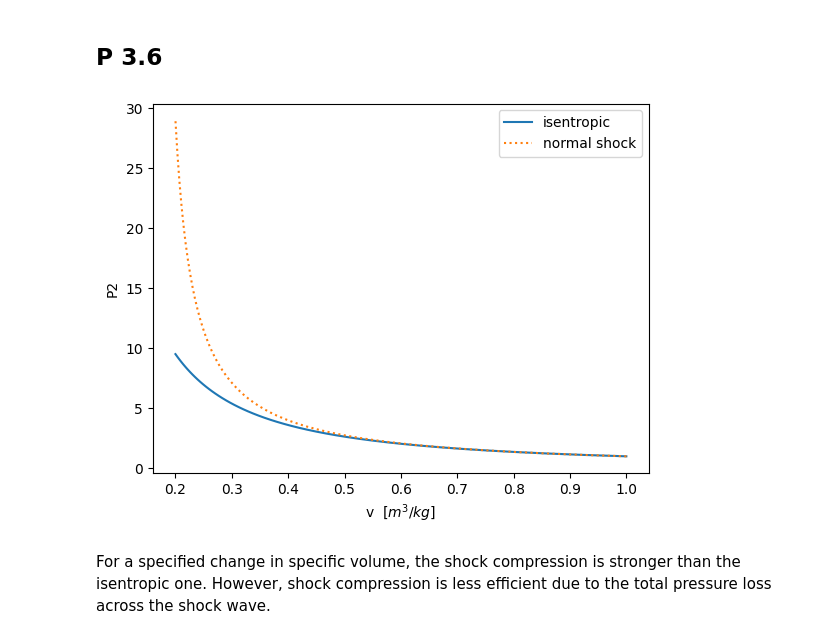
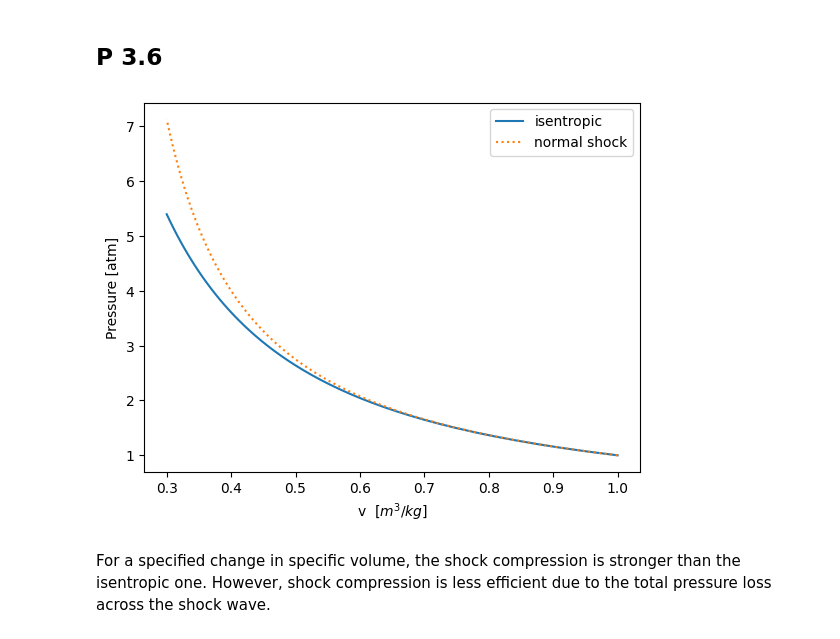
Before and after one commit to Davide-sd/pygasflow, a Jupyter notebook: examples/Chapter-3.ipynb, the cells around one changed output. Cells and saved outputs as stored; diff of their text form; code cells hidden in the pictures.

```diff
--- a/examples/Chapter-3.ipynb
+++ b/examples/Chapter-3.ipynb
@@ -276,26 +292,31 @@ np.float64(3.1005608737676624)
 # %%
 import matplotlib.pyplot as plt
 import numpy as np
-from pygasflow.shockwave import shock_compression
-from pygasflow.isentropic import isentropic_compression
+from pygasflow import shock_compression, isentropic_compression
+import pint
 
-p1 = 1
-rho1 = 1
-rho2 = 5
+ureg = pint.UnitRegistry()
+
+p1 = 1 * atm
+v1 = 1 * m**3
+v2 = 0.3 * m**3
+
+rho1 = 1 / v1
+rho2 = 1 / v2
 
 dr = np.linspace(rho1, rho2) / rho1
-pr_ise, dr_ise, tr_ise = isentropic_compression(dr=dr, gamma=1.4)
-pr_shock, dr_shock = shock_compression(dr=dr, gamma=1.4)
+pr_ise, dr_ise, tr_ise = isentropic_compression(dr=dr, gamma=1.4, to_dict=False)
+pr_shock, dr_shock = shock_compression(dr=dr, gamma=1.4, to_dict=False)
 
 fig, ax = plt.subplots()
 ax.plot(1 / (dr_ise * rho1), pr_ise * p1, label="isentropic")
 ax.plot(1 / (dr_shock * rho1), pr_shock * p1, ":", label="normal shock")
 ax.legend()
 ax.set_xlabel("v  [$m^{3}/kg$]")
-ax.set_ylabel("P2")
+ax.set_ylabel("Pressure [atm]")
 plt.show()
 # %% [output]
-[figure, old version]
+[figure, new version]
 # %% [markdown]
 For a specified change in specific volume, the shock compression is stronger than the isentropic one. However, shock compression is less efficient due to the total pressure loss across the shock wave.
 # %% [markdown]
```
Also changed, not shown: parts of 43 cells of this notebook, 2 other files.
